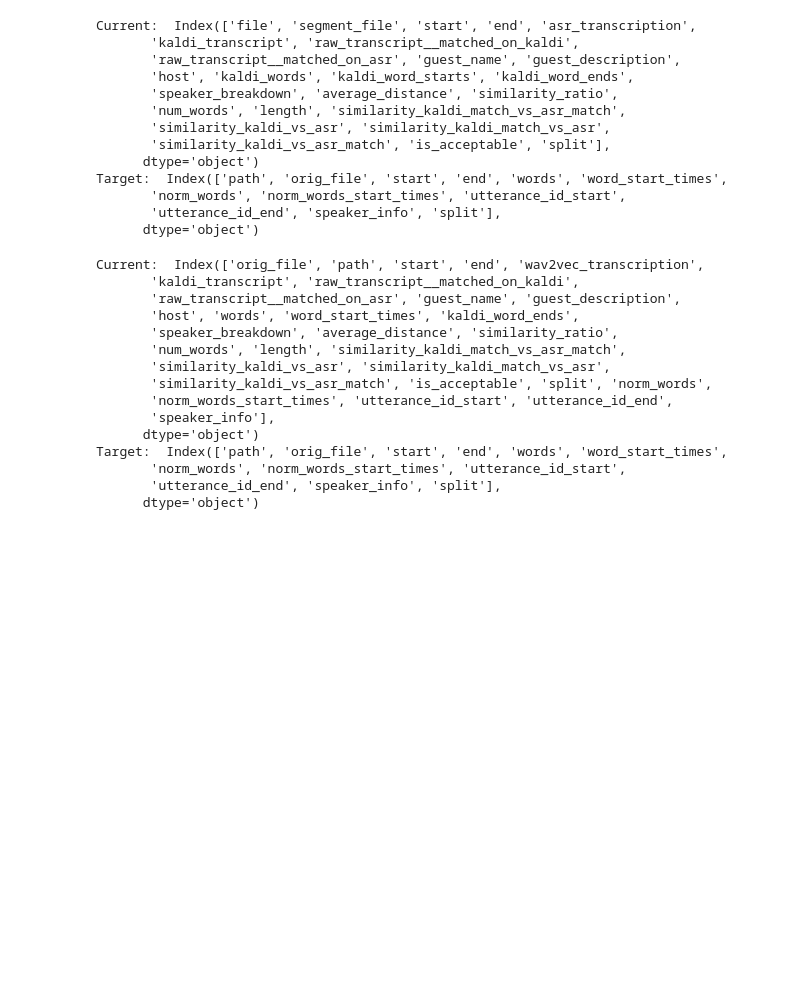
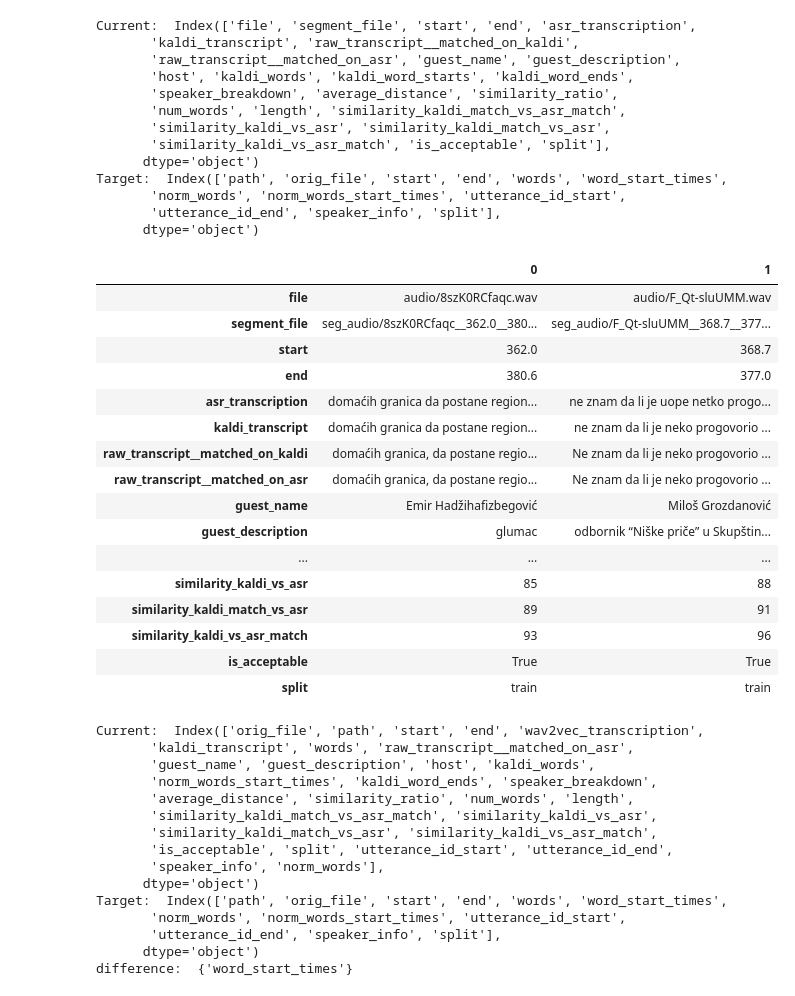
Before and after one commit to 5roop/task13, a Jupyter notebook: 31_preparing_dataset_in_Parlaspeech_format.ipynb, the cells around one changed output. Cells and saved outputs as stored; diff of their text form; code cells hidden in the pictures; blank space fills up the shorter version.

```diff
--- a/31_preparing_dataset_in_Parlaspeech_format.ipynb
+++ b/31_preparing_dataset_in_Parlaspeech_format.ipynb
@@ -55,6 +69,26 @@ Target:  Index(['path', 'orig_file', 'start', 'end', 'words', 'word_start_times'
        'norm_words', 'norm_words_start_times', 'utterance_id_start',
        'utterance_id_end', 'speaker_info', 'split'],
       dtype='object')
+# %%
+jv.head(2).T
+# %% [output]
+|  | 0 | 1 |
+| file | audio/8szK0RCfaqc.wav | audio/F_Qt-sluUMM.wav |
+| segment_file | seg_audio/8szK0RCfaqc__362.0__380... | seg_audio/F_Qt-sluUMM__368.7__377... |
+| start | 362.0 | 368.7 |
+| end | 380.6 | 377.0 |
+| asr_transcription | domaćih granica da postane region... | ne znam da li je uope netko progo... |
+| kaldi_transcript | domaćih granica da postane region... | ne znam da li je neko progovorio ... |
+| raw_transcript__matched_on_kaldi | domaćih granica, da postane regio... | Ne znam da li je neko progovorio ... |
+| raw_transcript__matched_on_asr | domaćih granica, da postane regio... | Ne znam da li je neko progovorio ... |
+| guest_name | Emir Hadžihafizbegović | Miloš Grozdanović |
+| guest_description | glumac | odbornik “Niške priče” u Skupštin... |
+| ... | ... | ... |
+| similarity_kaldi_vs_asr | 85 | 88 |
+| similarity_kaldi_match_vs_asr | 89 | 91 |
+| similarity_kaldi_vs_asr_match | 93 | 96 |
+| is_acceptable | True | True |
+| split | train | train |
 # %%
 jv = jv.rename(columns={
     "file": "orig_file",
@@ -78,18 +113,20 @@ jv["norm_words"] = jv.norm_words.str.split()
 # %%
 print("Current: ", jv.columns, "\nTarget: ", ps.columns)
+
+print("difference: ",set(ps.columns) - set(jv.columns))
 # %% [output]
 Current:  Index(['orig_file', 'path', 'start', 'end', 'wav2vec_transcription',
-       'kaldi_transcript', 'raw_transcript__matched_on_kaldi',
-       'raw_transcript__matched_on_asr', 'guest_name', 'guest_description',
-       'host', 'words', 'word_start_times', 'kaldi_word_ends',
-       'speaker_breakdown', 'average_distance', 'similarity_ratio',
-       'num_words', 'length', 'similarity_kaldi_match_vs_asr_match',
-       'similarity_kaldi_vs_asr', 'similarity_kaldi_match_vs_asr',
-       'similarity_kaldi_vs_asr_match', 'is_acceptable', 'split', 'norm_words',
-       'norm_words_start_times', 'utterance_id_start', 'utterance_id_end',
-       'speaker_info'],
+       'kaldi_transcript', 'words', 'raw_transcript__matched_on_asr',
+       'guest_name', 'guest_description', 'host', 'kaldi_words',
+       'norm_words_start_times', 'kaldi_word_ends', 'speaker_breakdown',
+       'average_distance', 'similarity_ratio', 'num_words', 'length',
+       'similarity_kaldi_match_vs_asr_match', 'similarity_kaldi_vs_asr',
+       'similarity_kaldi_match_vs_asr', 'similarity_kaldi_vs_asr_match',
+       'is_acceptable', 'split', 'utterance_id_start', 'utterance_id_end',
+       'speaker_info', 'norm_words'],
       dtype='object')
 Target:  Index(['path', 'orig_file', 'start', 'end', 'words', 'word_start_times',
        'norm_words', 'norm_words_start_times', 'utterance_id_start',
        'utterance_id_end', 'speaker_info', 'split'],
       dtype='object')
+difference:  {'word_start_times'}
```
Also changed, not shown: parts of 10 cells of this notebook, 2 other files.
